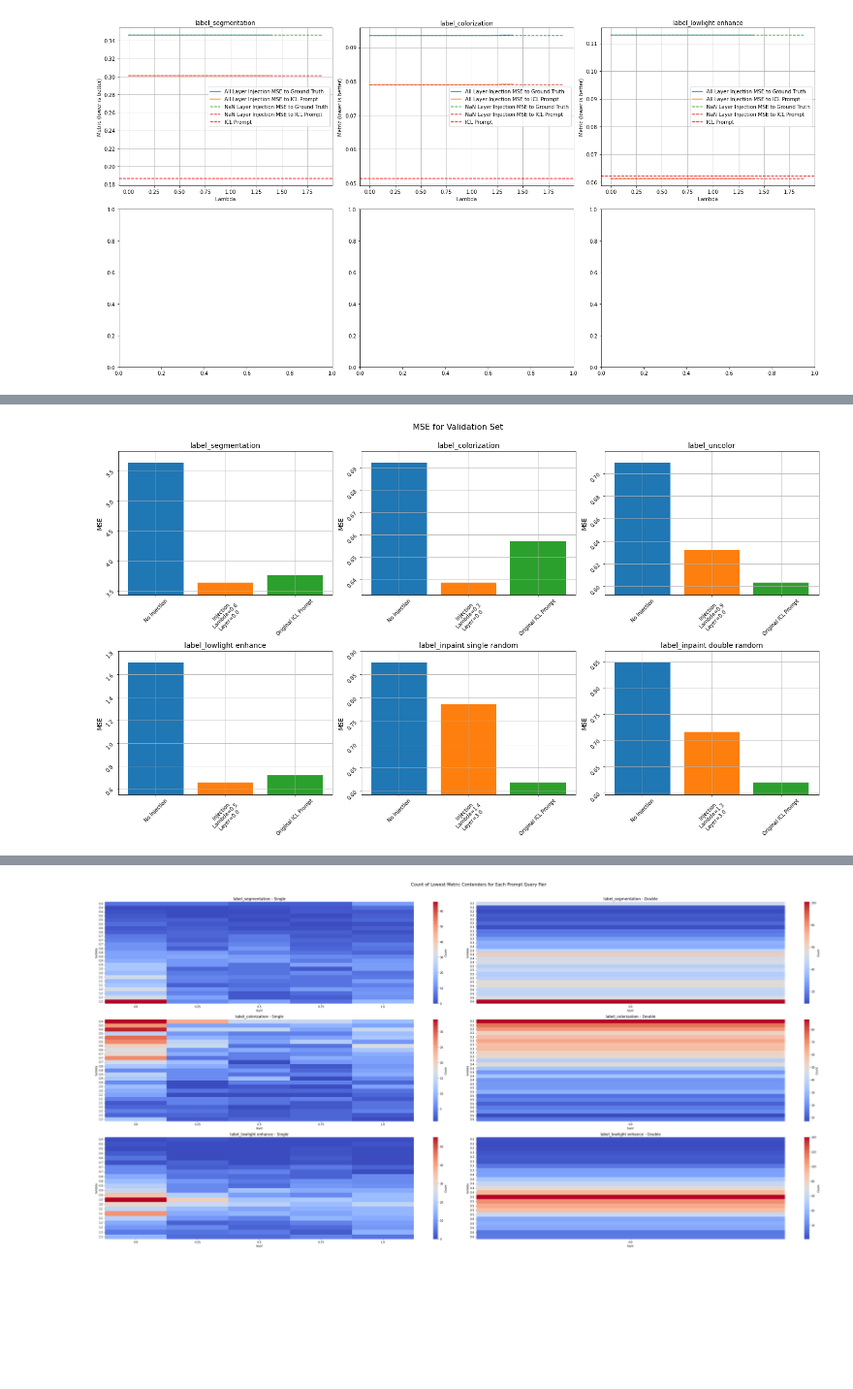
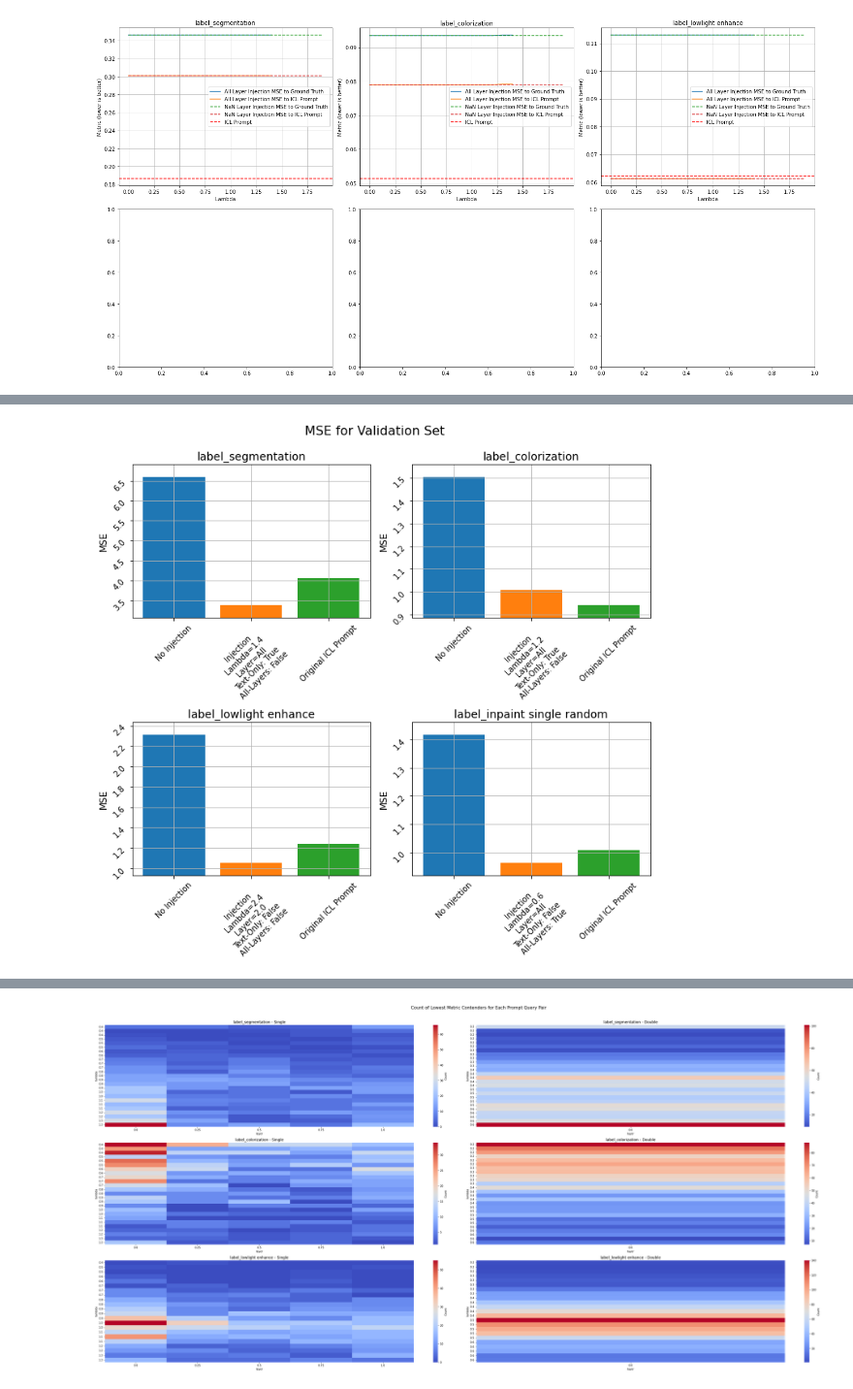
Before and after one commit to alhojel/visual_task_vectors, a Jupyter notebook: analyze_results_multilayer.ipynb, the cells around one changed output, grey strips where cells are left out. Shown at 97% size. Saved outputs shown, nothing was run; the diff lists cells and outputs as text; code cells hidden in the pictures; blank space fills up the shorter version.

Commit message:
injection for hyperparam sweep

```diff
--- a/analyze_results_multilayer.ipynb
+++ b/analyze_results_multilayer.ipynb
@@ -4,7 +4,7 @@ import seaborn as sns
 import matplotlib.pyplot as plt
 import numpy as np
 # %%
-with open('/home/ahojel/visual_prompting_vid/output_dir/hyperparam_sweep5/log.txt', 'r') as file:
+with open('/home/ahojel/visual_prompting_vid/output_dir/improv_injection_4/log.txt', 'r') as file:
 #with open('/home/ahojel/visual_prompting_vid/output_dir/doublelayer_1/log.txt', 'r') as file:
     data = file.readlines()
 
@@ -215,0 +221,3 @@ KeyError: 'layer'
+# %%
+df["layer"] = df["layer"].apply(lambda x: "All" if pd.isna(x) else x)
+df["layer"].unique()
@@ -215,0 +226,3 @@ KeyError: 'layer'
+# %%
+df["text_only"] = df["text_only"].apply(lambda x: False if pd.isna(x) else x)
+df["all_layers"] = df["all_layers"].apply(lambda x: False if pd.isna(x) else x)
@@ -217,37 +269,39 @@ KeyError: 'layer'
 unique_tasks = df['task'].unique()
 # Setting up the grid for plotting - assuming there are 6 unique tasks
 num_rows = 2
-num_cols = 3
-fig, axes = plt.subplots(num_rows, num_cols, figsize=(20, 12))  # Adjusted for more space
+num_cols = 2
+fig, axes = plt.subplots(num_rows, num_cols, figsize=(10, 10))  # Adjusted for more space
 
 # Iterating over each task and creating a subplot
 for i, task in enumerate(unique_tasks):
     row = i // num_cols
     col = i % num_cols
     df_task = df[df['task'] == task]
-    grouped_data = df_task.groupby(['lambda', 'layer'])[['metric',"r_metric"]].mean().reset_index()
+    grouped_data = df_task.groupby(['lambda', 'layer', 'text_only', 'all_layers'])[['metric',"r_metric"]].mean().reset_index()
 
     lambda_zero_metric = grouped_data[grouped_data['lambda'] == 0]['metric'].mean()
     baseline_metric = df_task[df_task['lambda'].isna()]["metric"].mean()
     best_lambda_layer_index = grouped_data['metric'].idxmin()
     best_lambda = grouped_data.loc[best_lambda_layer_index, 'lambda']
     best_layer = grouped_data.loc[best_lambda_layer_index, 'layer']
+    best_text_only = grouped_data.loc[best_lambda_layer_index, 'text_only']
+    best_all_layers = grouped_data.loc[best_lambda_layer_index, 'all_layers']
     best_lambda_layer_metric = grouped_data.loc[best_lambda_layer_index, 'metric']
 
-    bar_labels = ['No Injection', f'Injection\nLambda={best_lambda:.1f}\nLayer={best_layer}', 'Original ICL Prompt']
+    bar_labels = ['No Injection', f'Injection\nLambda={best_lambda:.1f}\nLayer={best_layer}\nText-Only: {best_text_only}\nAll-Layers: {best_all_layers}', 'Original ICL Prompt']
     bar_values = [lambda_zero_metric, best_lambda_layer_metric, baseline_metric]
     axes[row, col].bar(bar_labels, bar_values, color=['#1f77b4', '#ff7f0e', '#2ca02c'])  # Example colors
 
     axes[row, col].set_title(task, fontsize=14)
     axes[row, col].set_ylabel('MSE', fontsize=12)
     axes[row, col].grid(True)
     axes[row, col].tick_params(labelrotation=45, labelsize=10)
     axes[row, col].set_ylim([min(bar_values)-0.1*(max(bar_values) - min(bar_values)), max(bar_values)+0.1*(max(bar_values) - min(bar_values))])  # Rotate labels and adjust size
 
 # Adjust layout to prevent overlap
 fig.tight_layout(rect=[0, 0.03, 1, 0.95])  # Adjust the rectangle in which to fit subplots
 fig.suptitle("MSE for Validation Set", fontsize=16)
 plt.show()
 # %% [output]
-[figure, old version]
+[figure, new version]
 # %%
```
Also changed, not shown: parts of 8 cells of this notebook, 1 other file.
